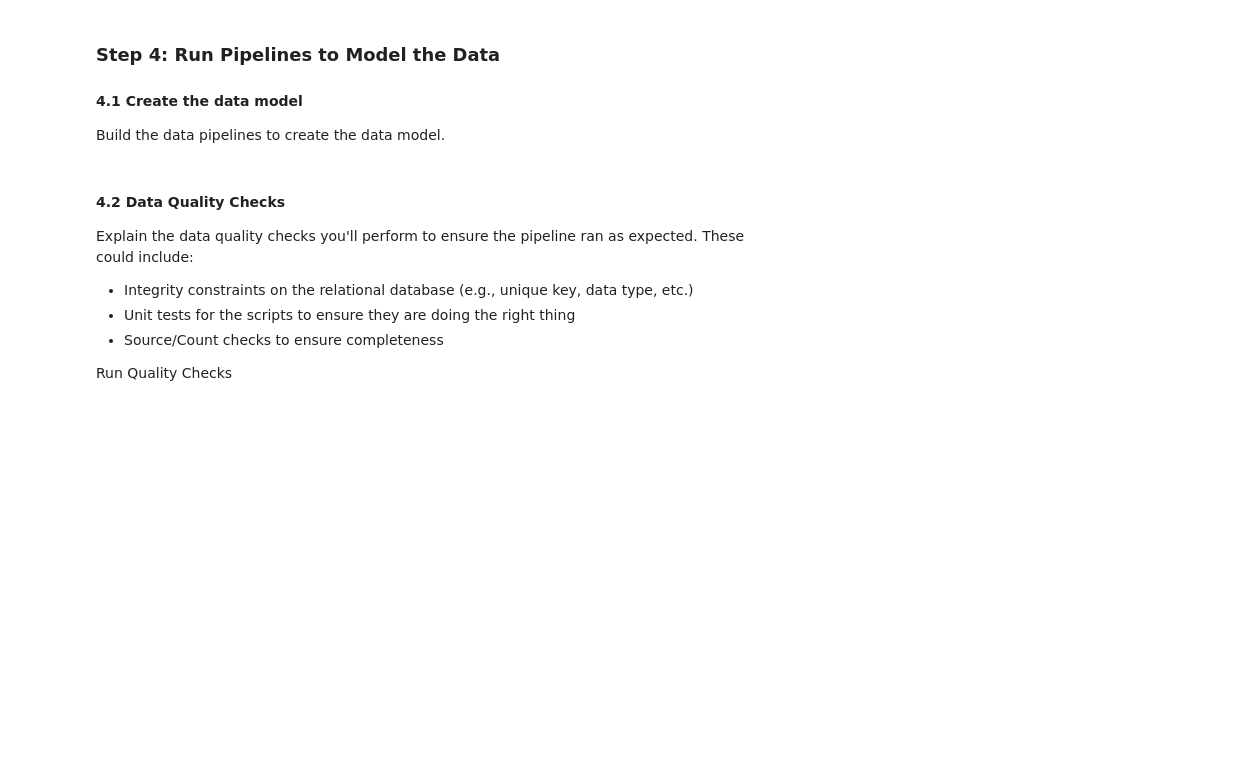
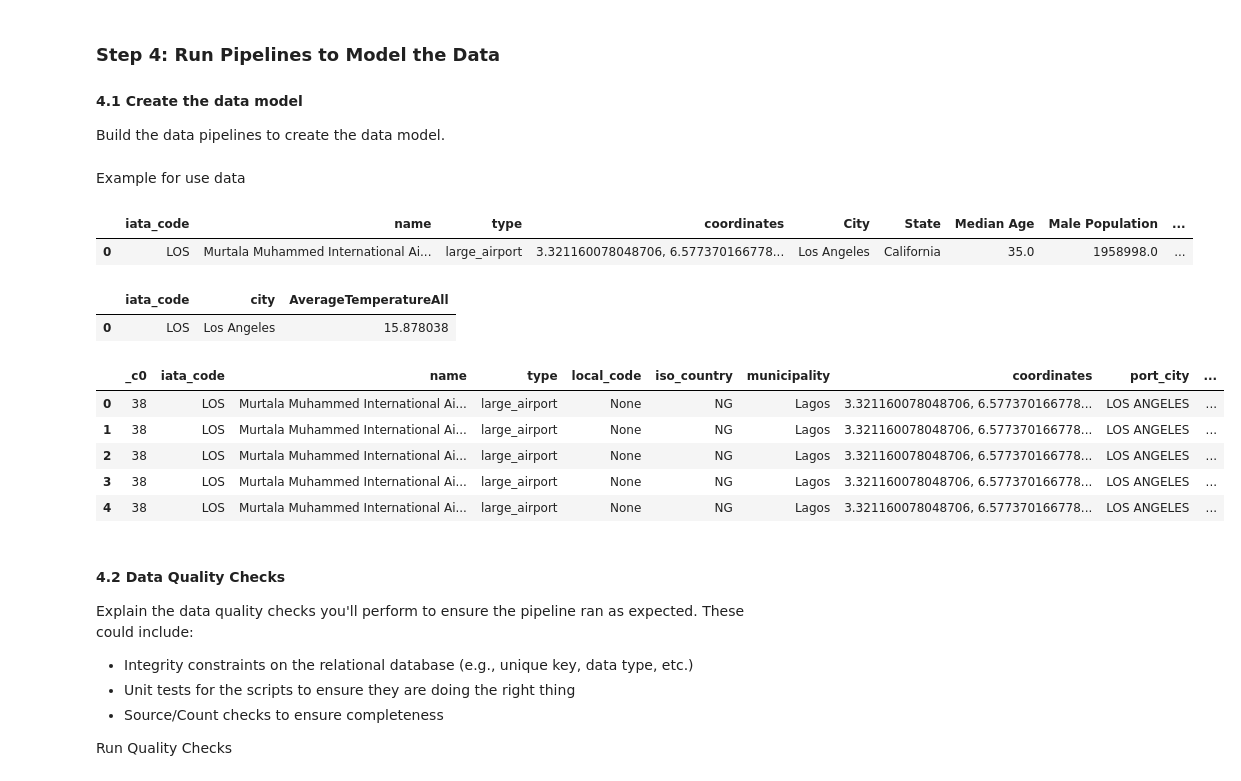
Before and after one commit to felipe-cosse/UdacityDataEngineering, a Jupyter notebook: Capstone Project/Capstone Project Template.ipynb, the cells around one changed output. Saved outputs shown, nothing was run; the diff lists cells and outputs as text; code cells hidden in the pictures; blank space fills up the shorter version.

```diff
--- a/Capstone Project/Capstone Project Template.ipynb
+++ b/Capstone Project/Capstone Project Template.ipynb
@@ -403 +466,9 @@ df_globaltemp[coluns_temp].to_csv('datawarehouse/DIM_TEMPERATURE.csv')
 df_I94_SAS.write.parquet("datawarehouse/FACT_IMMIGRATIONS")
+# %% [markdown]
+Example for use data
+# %%
+# Read Data
+FACT_IMMIGRATIONS = spark.read.parquet("datawarehouse/FACT_IMMIGRATIONS/*")
+DIM_TEMPERATURE = spark.read.csv("datawarehouse/DIM_TEMPERATURE.csv", header=True)
+DIM_DEMOGRAPHICS = spark.read.csv("datawarehouse/DIM_DEMOGRAPHICS.csv", header=True)
+DIM_AIRPORTS = spark.read.csv("datawarehouse/DIM_AIRPORTS.csv", header=True)
@@ -403,0 +503,5 @@ df_I94_SAS.write.parquet("datawarehouse/FACT_IMMIGRATIONS")
+# %%
+query_sql.limit(10).toPandas()
+# %% [output]
+|  | iata_code | name | type | coordinates | City | State | Median Age | Male Population | ... |
+| 0 | LOS | Murtala Muhammed International Ai... | large_airport | 3.321160078048706, 6.577370166778... | Los Angeles | California | 35.0 | 1958998.0 | ... |
@@ -404,3 +521,26 @@ df_I94_SAS.write.parquet("datawarehouse/FACT_IMMIGRATIONS")
+# %%
+query_sql.limit(5).toPandas()
+# %% [output]
+|  | iata_code | city | AverageTemperatureAll |
+| 0 | LOS | Los Angeles | 15.878038 |
+# %%
+# Query for Airport and IMMIGRATIONS All Data
+query_sql = spark.sql("""
+    SELECT *
+    FROM DIM_AIRPORTS a
+        JOIN FACT_IMMIGRATIONS i
+            ON(a.iata_code = i.i94port)
+    WHERE a.iata_code = 'LOS'
+""")
+# %%
+query_sql.limit(5).toPandas()
+# %% [output]
+|  | _c0 | iata_code | name | type | local_code | iso_country | municipality | coordinates | port_city | ... |
+| 0 | 38 | LOS | Murtala Muhammed International Ai... | large_airport | None | NG | Lagos | 3.321160078048706, 6.577370166778... | LOS ANGELES | ... |
+| 1 | 38 | LOS | Murtala Muhammed International Ai... | large_airport | None | NG | Lagos | 3.321160078048706, 6.577370166778... | LOS ANGELES | ... |
+| 2 | 38 | LOS | Murtala Muhammed International Ai... | large_airport | None | NG | Lagos | 3.321160078048706, 6.577370166778... | LOS ANGELES | ... |
+| 3 | 38 | LOS | Murtala Muhammed International Ai... | large_airport | None | NG | Lagos | 3.321160078048706, 6.577370166778... | LOS ANGELES | ... |
+| 4 | 38 | LOS | Murtala Muhammed International Ai... | large_airport | None | NG | Lagos | 3.321160078048706, 6.577370166778... | LOS ANGELES | ... |
 # %% [markdown]
 #### 4.2 Data Quality Checks
 Explain the data quality checks you'll perform to ensure the pipeline ran as expected. These could include:
```
Also changed, not shown: parts of 76 cells of this notebook, 1 other file.
